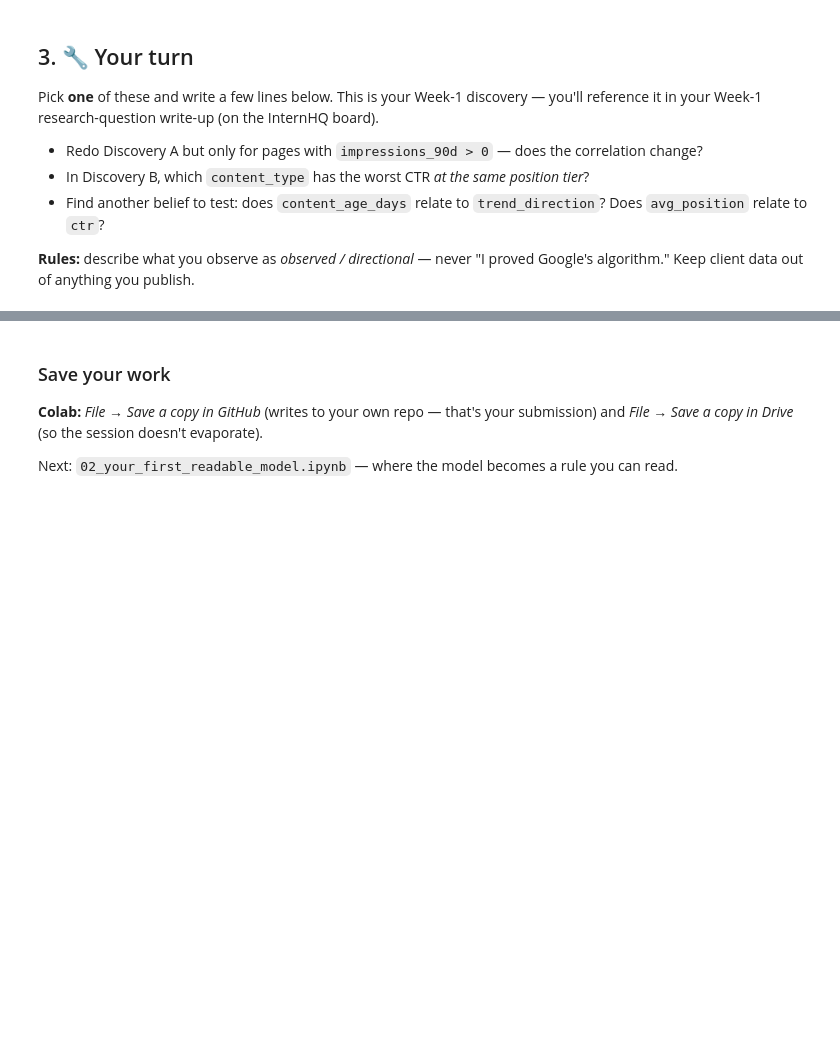
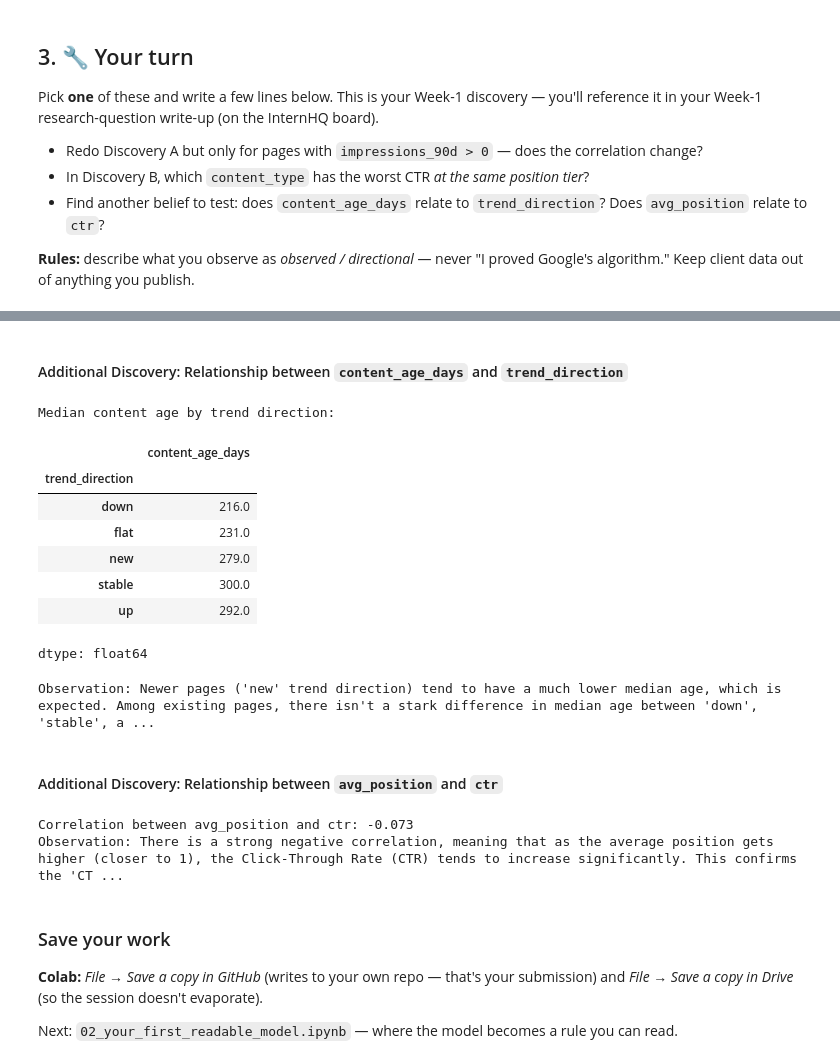
Before and after one commit to d1vyesh-27/flyrank-ai-internship-ml, a Jupyter notebook: notebooks/01_first_look_and_discovery.ipynb, the cells around one changed output, grey strips where cells are left out. Saved outputs shown, nothing was run; the diff lists cells and outputs as text; code cells hidden in the pictures; blank space fills up the shorter version.

```diff
--- a/notebooks/01_first_look_and_discovery.ipynb
+++ b/notebooks/01_first_look_and_discovery.ipynb
@@ -154,3 +195,30 @@ Pick **one** of these and write a few lines below. This is your Week-1 discovery
+# %% [markdown]
+#### Additional Discovery: Relationship between `content_age_days` and `trend_direction`
+# %%
+content_age_by_trend = df.groupby("trend_direction")["content_age_days"].median()
+print("Median content age by trend direction:")
+display(content_age_by_trend.round(0))
+print("Observation: Newer pages ('new' trend direction) tend to have a much lower median age, which is expected. Among existing pages, there isn't a stark difference in median age between 'down', 'stable', and 'up' pages, suggesting age alone might not be a primary driver of trend direction in this dataset.")
+# %% [output]
+Median content age by trend direction:
+|  | content_age_days |
+| trend_direction |  |
+| down | 216.0 |
+| flat | 231.0 |
+| new | 279.0 |
+| stable | 300.0 |
+| up | 292.0 |
+dtype: float64
+Observation: Newer pages ('new' trend direction) tend to have a much lower median age, which is expected. Among existing pages, there isn't a stark difference in median age between 'down', 'stable', a ...
+# %% [markdown]
+#### Additional Discovery: Relationship between `avg_position` and `ctr`
+# %%
+corr_pos_ctr = df["avg_position"].corr(df["ctr"])
+print(f"Correlation between avg_position and ctr: {corr_pos_ctr:.3f}")
+print("Observation: There is a strong negative correlation, meaning that as the average position gets higher (closer to 1), the Click-Through Rate (CTR) tends to increase significantly. This confirms the 'CTR cliff' observed earlier: higher positions lead to more clicks.")
+# %% [output]
+Correlation between avg_position and ctr: -0.073
+Observation: There is a strong negative correlation, meaning that as the average position gets higher (closer to 1), the Click-Through Rate (CTR) tends to increase significantly. This confirms the 'CT ...
 # %% [markdown]
 ### Save your work
 **Colab:** *File → Save a copy in GitHub* (writes to your own repo — that's your submission) and *File → Save a copy in Drive* (so the session doesn't evaporate).
```
Also changed, not shown: parts of 5 cells of this notebook.
